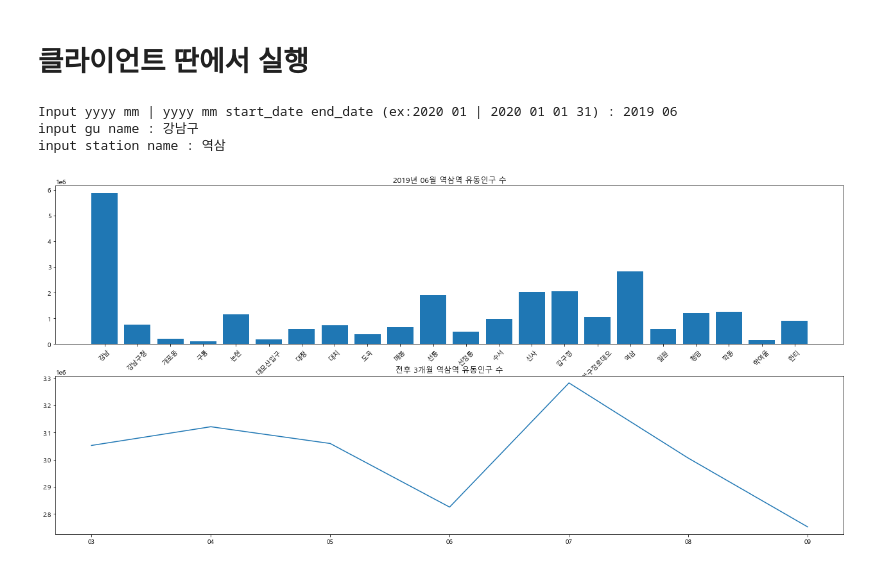
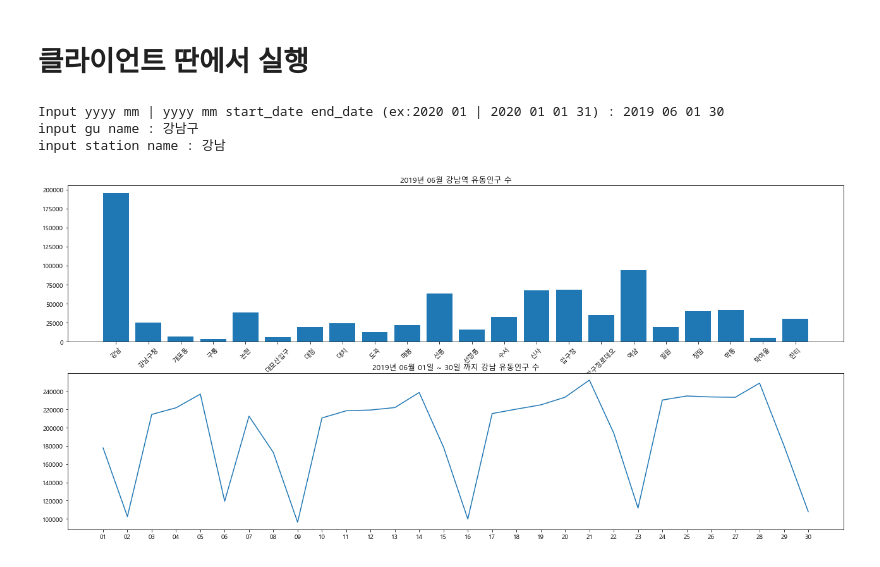
Before and after one commit to SeungYeonJeong22/seoulDataAnalysis, a Jupyter notebook: dataFrameSubMap.ipynb, the cells around one changed output. Saved outputs shown, nothing was run; the diff lists cells and outputs as text; code cells hidden in the pictures.

```diff
--- a/dataFrameSubMap.ipynb
+++ b/dataFrameSubMap.ipynb
@@ -585,12 +585,12 @@ class subwayData:
                     dd = pd.concat([dd,ss[k]],axis = 0,ignore_index=True)
 
             if self.u_st == '':
-                self.ax[1].set_title('{}일 ~ {}일 까지 {} 유동인구 수'.format(self.uid_st, self.uid_ed, self.u_gu))
+                self.ax[1].set_title('{}년 {}월 {}일 ~ {}일 까지 {} 유동인구 수'.format(self.uid_y,self.uid_m,self.uid_st, self.uid_ed, self.u_gu))
             else:
                 if '역' == self.u_st[-1]:
-                    self.ax[1].set_title('{}일 ~ {}일 까지 {} 유동인구 수'.format(self.uid_st, self.uid_ed, self.u_st))
+                    self.ax[1].set_title('{}년 {}월 {}일 ~ {}일 까지 {} 유동인구 수'.format(self.uid_y,self.uid_m,self.uid_st, self.uid_ed, self.u_st))
                 else:
-                    self.ax[1].set_title('{}일 ~ {}일 까지 {} 유동인구 수'.format(self.uid_st, self.uid_ed, self.u_st))
+                    self.ax[1].set_title('{}년 {}월 {}일 ~ {}일 까지 {} 유동인구 수'.format(self.uid_y,self.uid_m,self.uid_st, self.uid_ed, self.u_st))
             self.ax[1].plot(p,dd['유동인구수'])
 
 
@@ -657,35 +657,35 @@ if __name__ == '__main__':
 
             #유저로부터 받은 연도가 DATA.keys()에 없으면 다음 확인
             for datayear in DATA.keys():
-                if not user_input_date['yy'] in datayear:
+                if not user_input_date['yy'] in datayear and datayear == list(DATA.keys())[:-1]:
                     raise Exception('__main__ : {} data is not exist'.format(user_input_date['yy']))
                     continue
                 #유저로부터 st, ed 둘다 받았을 때만 확인
                 if not user_input_date['st'] == '' and not user_input_date['ed'] == '':
                     my_subway_data = setSubwayData(params)
 
                     #맵을 잘 받아왔으면 bar그래프와 line그래프 그리기
                     if not my_subway_data.OpenMap() == False:
                         my_subway_data.DrawGraph()
                         exit_flag = 1
                         break
                 #시작날 혹은 끝날 만 있을 경우 처리
                 elif bool(user_input_date['st'] == '') ^ bool(user_input_date['ed'] == ''):
                     print('start date and end date must be together')
                     continue
                 else:
                     my_subway_data = setSubwayData(params)
                     #map이 열리면 break
                     #맵을 잘 받아왔으면 bar그래프와 line그래프 그리기
                     if not my_subway_data.OpenMap() == False:
                         my_subway_data.DrawGraph()
                         exit_flag = 1
                         break
         except Exception as e:
             print(e)
             break
 # %% [output]
-Input yyyy mm | yyyy mm start_date end_date (ex:2020 01 | 2020 01 01 31) : 2019 06
+Input yyyy mm | yyyy mm start_date end_date (ex:2020 01 | 2020 01 01 31) : 2019 06 01 30
 input gu name : 강남구
-input station name : 역삼
+input station name : 강남
-[figure, old version]
+[figure, new version]
```
Also changed, not shown: parts of 1 cell of this notebook.
